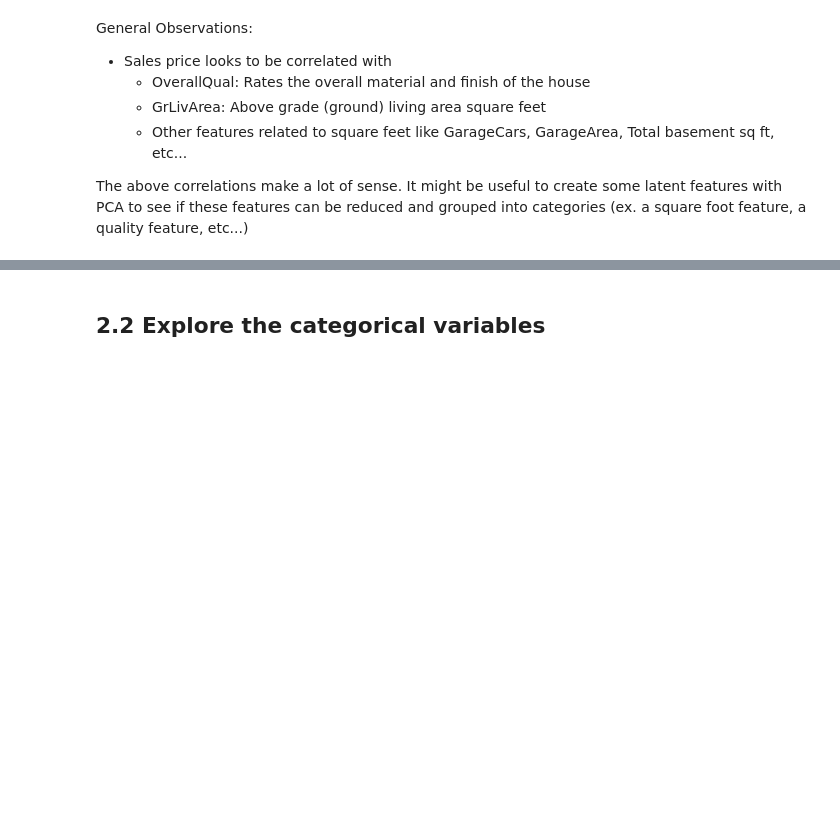
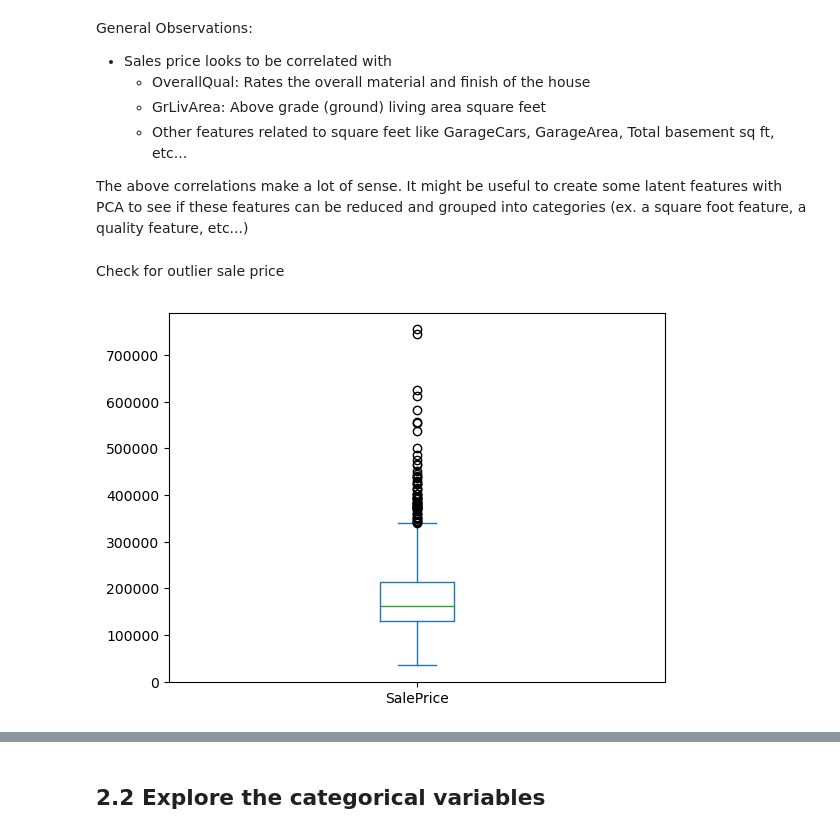
Before and after one commit to charlesbeacham/housing, a Jupyter notebook: ml.ipynb, the cells around one changed output, grey strips where cells are left out. Cells and saved outputs as stored; diff of their text form; code cells hidden in the pictures; blank space fills up the shorter version.

```diff
--- a/ml.ipynb
+++ b/ml.ipynb
@@ -74,3 +89,9 @@ General Observations:
 
 
 The above correlations make a lot of sense.  It might be useful to create some latent features with PCA to see if these features can be reduced and grouped into categories (ex. a square foot feature, a quality feature, etc...)
+# %% [markdown]
+Check for outlier sale price
+# %%
+df.plot(y='SalePrice', kind='box');
+# %% [output]
+[figure, added]
```
Also changed, not shown: parts of 22 cells of this notebook.
